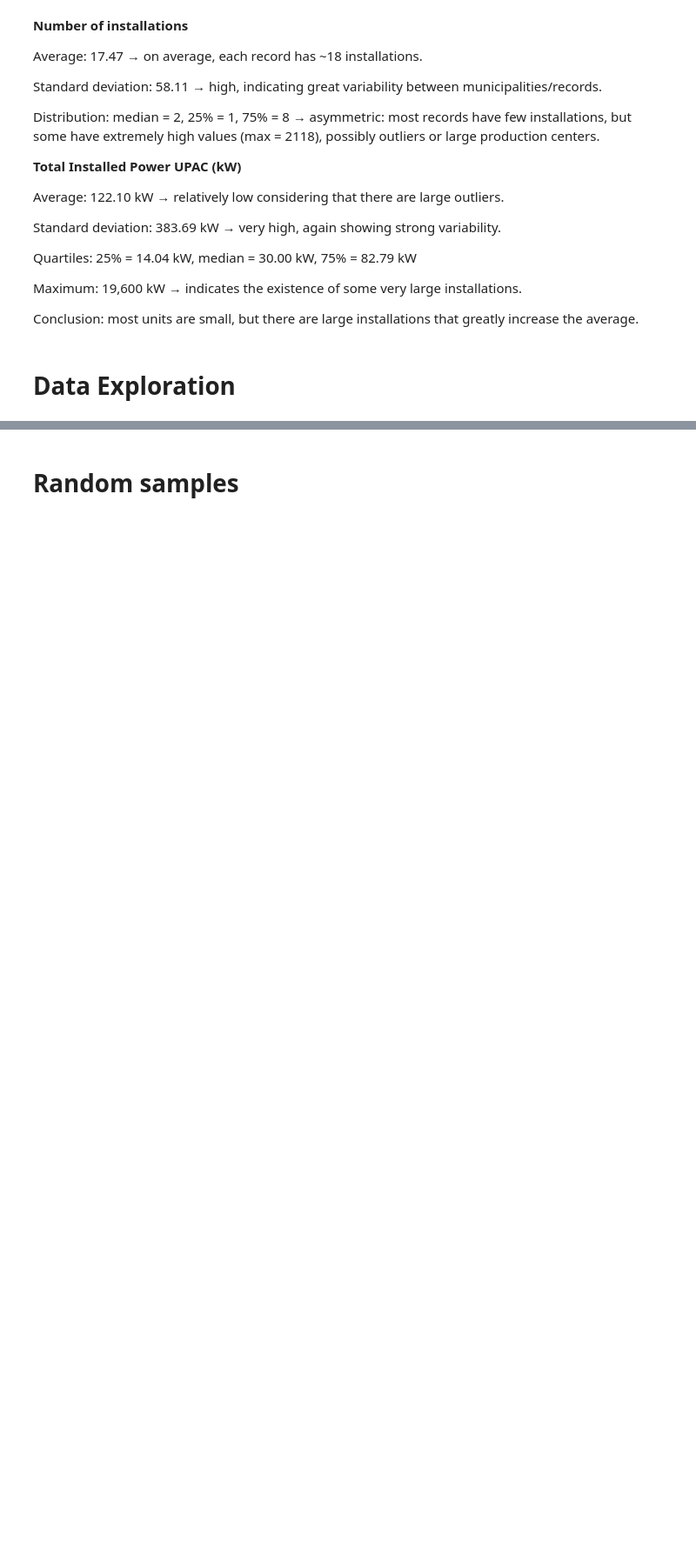
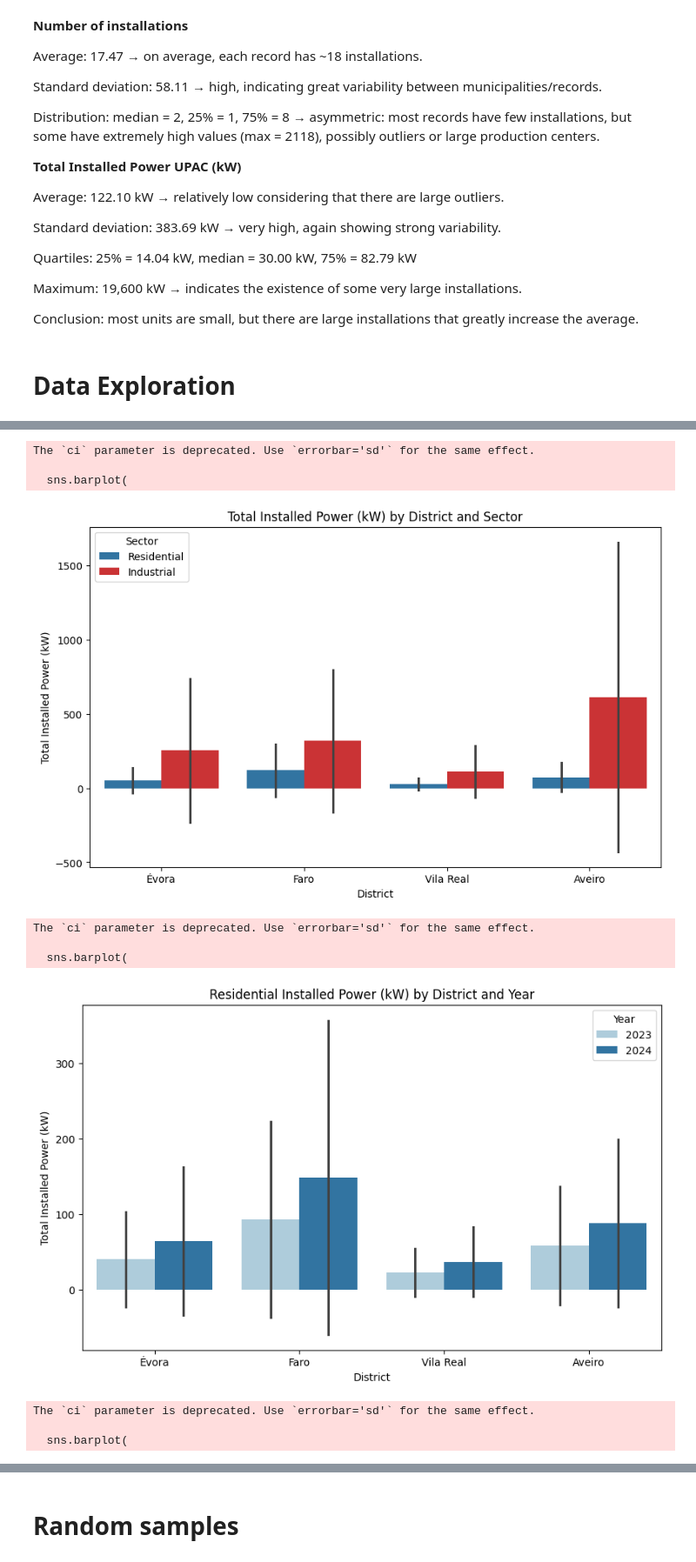
Before and after one commit to Mariana-rc01/WattWise, a Jupyter notebook: Notebooks/ReportRQ2.ipynb, the cells around one changed output, grey strips where cells are left out. Shown: that part at 87% size. Cells and saved outputs as stored; diff of their text form; code cells hidden in the pictures; blank space fills up the shorter version.

```diff
--- a/Notebooks/ReportRQ2.ipynb
+++ b/Notebooks/ReportRQ2.ipynb
@@ -620,0 +662,60 @@ The `ci` parameter is deprecated. Use `errorbar='sd'` for the same effect.
+# %%
+# --- 1. All sectors together (Residential vs Industrial) ---
+plt.figure(figsize=(10,6))
+sns.barplot(
+    data=df_sample,
+    x='District',
+    y='Total_power',
+    hue='Type',        # Color by sector
+    ci='sd',
+    palette={'Residential':'#1f78b4', 'Industrial':'#e31a1c'}  # blue and orange
+)
+plt.title("Total Installed Power (kW) by District and Sector")
+plt.ylabel("Total Installed Power (kW)")
+plt.xlabel("District")
+plt.legend(title="Sector")
+plt.show()
+
+# --- 2. Residential 2023 vs 2024 ---
+plt.figure(figsize=(10,6))
+sns.barplot(
+    data=df_sample[df_sample['Type']=='Residential'],
+    x='District',
+    y='Total_power',
+    hue='Year',
+    ci='sd',
+    palette={2023:'#a6cee3', 2024:'#1f78b4'}  # light/dark blue
+)
+plt.title("Residential Installed Power (kW) by District and Year")
+plt.ylabel("Total Installed Power (kW)")
+plt.xlabel("District")
+plt.legend(title="Year")
+plt.show()
+
+# --- 3. Industrial 2023 vs 2024 ---
+plt.figure(figsize=(10,6))
+sns.barplot(
+    data=df_sample[df_sample['Type']=='Industrial'],
+    x='District',
+    y='Total_power',
+    hue='Year',
+    ci='sd',
+    palette={2023:'#fdbf6f', 2024:'#e31a1c'}  # light/dark orange
+)
+plt.title("Industrial Installed Power (kW) by District and Year")
+plt.ylabel("Total Installed Power (kW)")
+plt.xlabel("District")
+plt.legend(title="Year")
+plt.show()
+# %% [output]
+The `ci` parameter is deprecated. Use `errorbar='sd'` for the same effect.
+
+  sns.barplot(
+[figure, added]
+The `ci` parameter is deprecated. Use `errorbar='sd'` for the same effect.
+
+  sns.barplot(
+[figure, added]
+The `ci` parameter is deprecated. Use `errorbar='sd'` for the same effect.
+
+  sns.barplot(
```
Also changed, not shown: parts of 36 cells of this notebook.
